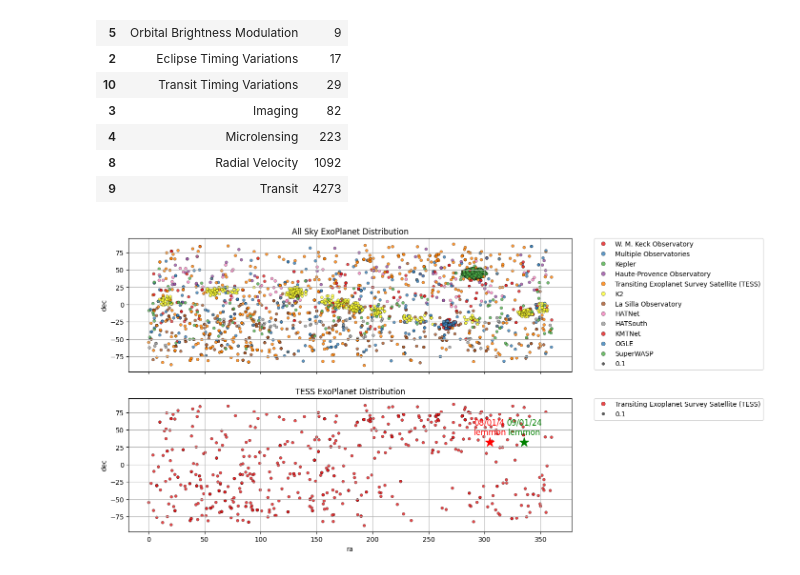
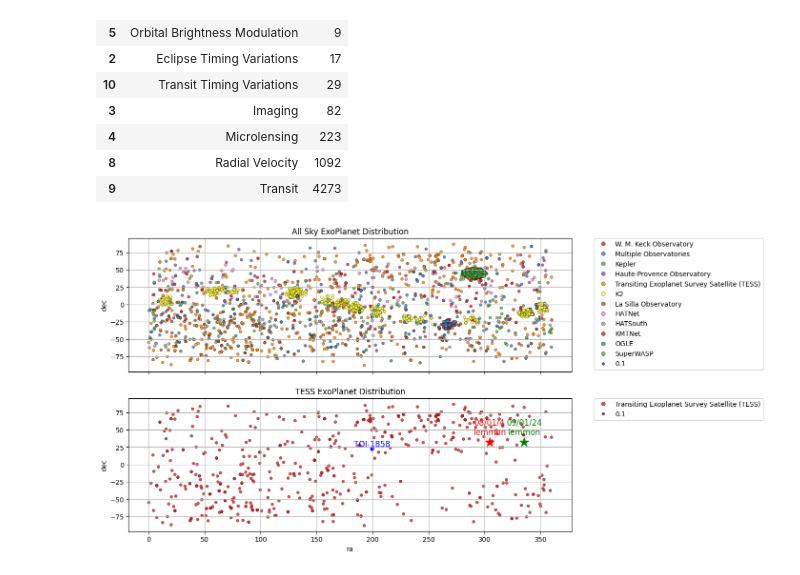
Before and after one commit to sophia268238/astronomy_ml, a Jupyter notebook: notebooks/exo_planet_stat.ipynb, the cells around one changed output. Saved outputs shown, nothing was run; the diff lists cells and outputs as text; code cells hidden in the pictures.

```diff
--- a/notebooks/exo_planet_stat.ipynb
+++ b/notebooks/exo_planet_stat.ipynb
@@ -48,20 +49,22 @@ published.groupby(['discoverymethod']).size().reset_index(name='cnt').sort_value
 # %%
 fig, axes = plt.subplots(2, 1, figsize=(12, 8), sharex=True)  # 2x2 grid of subplots
 top_published = published[(published['disc_facility'].isin(by_disc_facility['disc_facility']))]
 tess = published[(published['disc_facility']== 'Transiting Exoplanet Survey Satellite (TESS)')]
 
 sns.scatterplot(ax=axes[0], data=top_published, x='ra', y='dec', hue='disc_facility', palette='Set1', edgecolor='k', size=0.1, alpha=.8, legend=True)
 axes[0].legend(bbox_to_anchor=(1.05, 1), loc='upper left', borderaxespad=0.)
 axes[0].set_title("All Sky ExoPlanet Distribution")
 axes[0].grid()
 sns.scatterplot(ax=axes[1], data=tess, x='ra', y='dec', hue='disc_facility', palette='Set1', edgecolor='k', size=0.1, alpha=.8, legend=True)
 axes[1].legend(bbox_to_anchor=(1.05, 1), loc='upper left', borderaxespad=0.)
 axes[1].set_title("TESS ExoPlanet Distribution")
 
 axes[1].text(304.6, 40, '08/01/4\nlemmon', fontsize=12, ha='center', va='bottom', color='red')
 axes[1].scatter(304.6, 32.44, color='red', marker='*', s=200)  # s is the size of the marker
 axes[1].text(335.6, 40, '09/01/24\nlemmon', fontsize=12, ha='center', va='bottom', color='green')
 axes[1].scatter(335.1, 32.44, color='green', marker='*', s=200)  # s is the size of the marker
+axes[1].text(199.4127125, 22.8500086, 'TOI-1858', fontsize=12, ha='center', va='bottom', color='blue')
+axes[1].scatter(199.4127125, 22.8500086, color='blue', marker='.', s=100)  # s is the size of the marker
 axes[1].grid()
 # %% [output]
-[figure, old version]
+[figure, new version]
```
Also changed, not shown: parts of 5 cells of this notebook.
